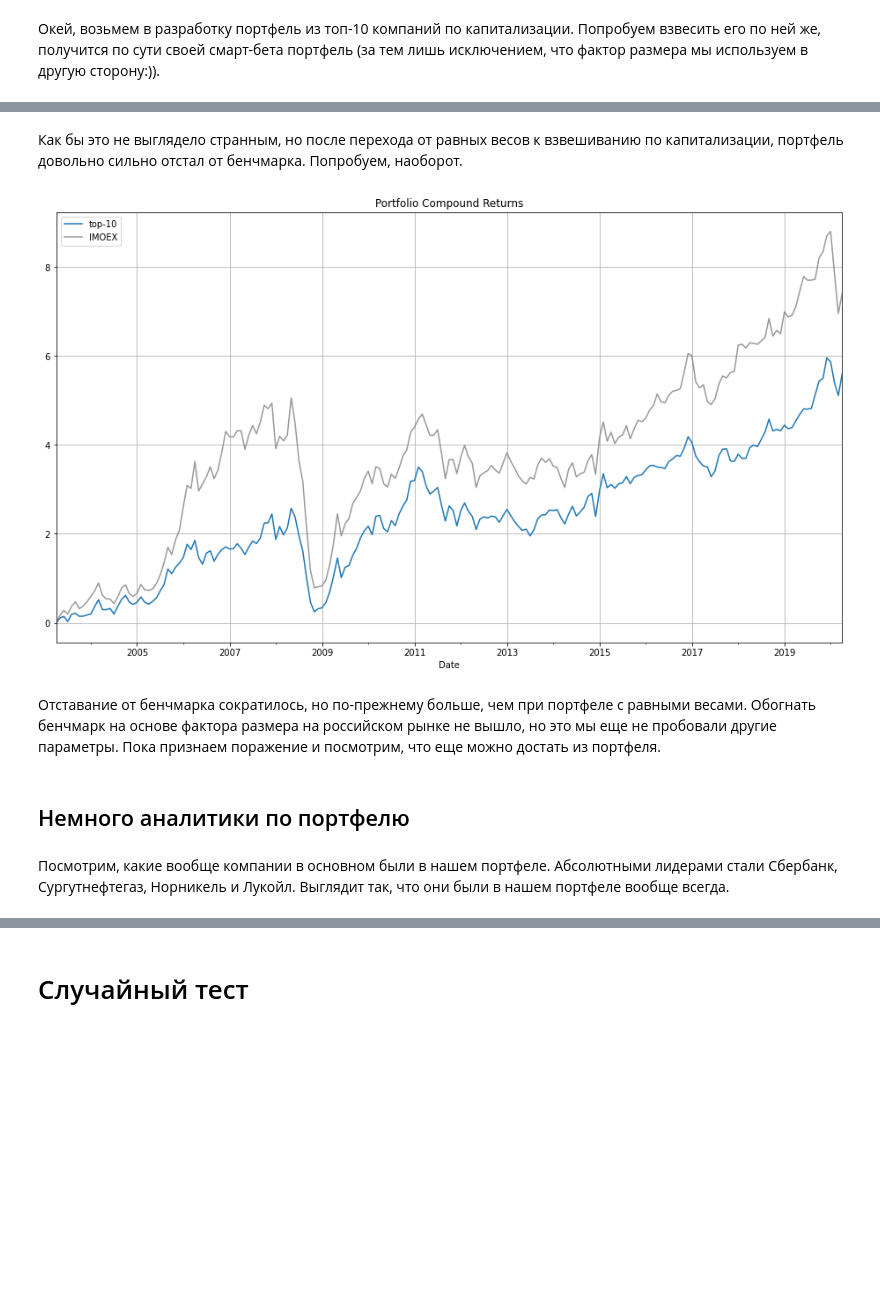
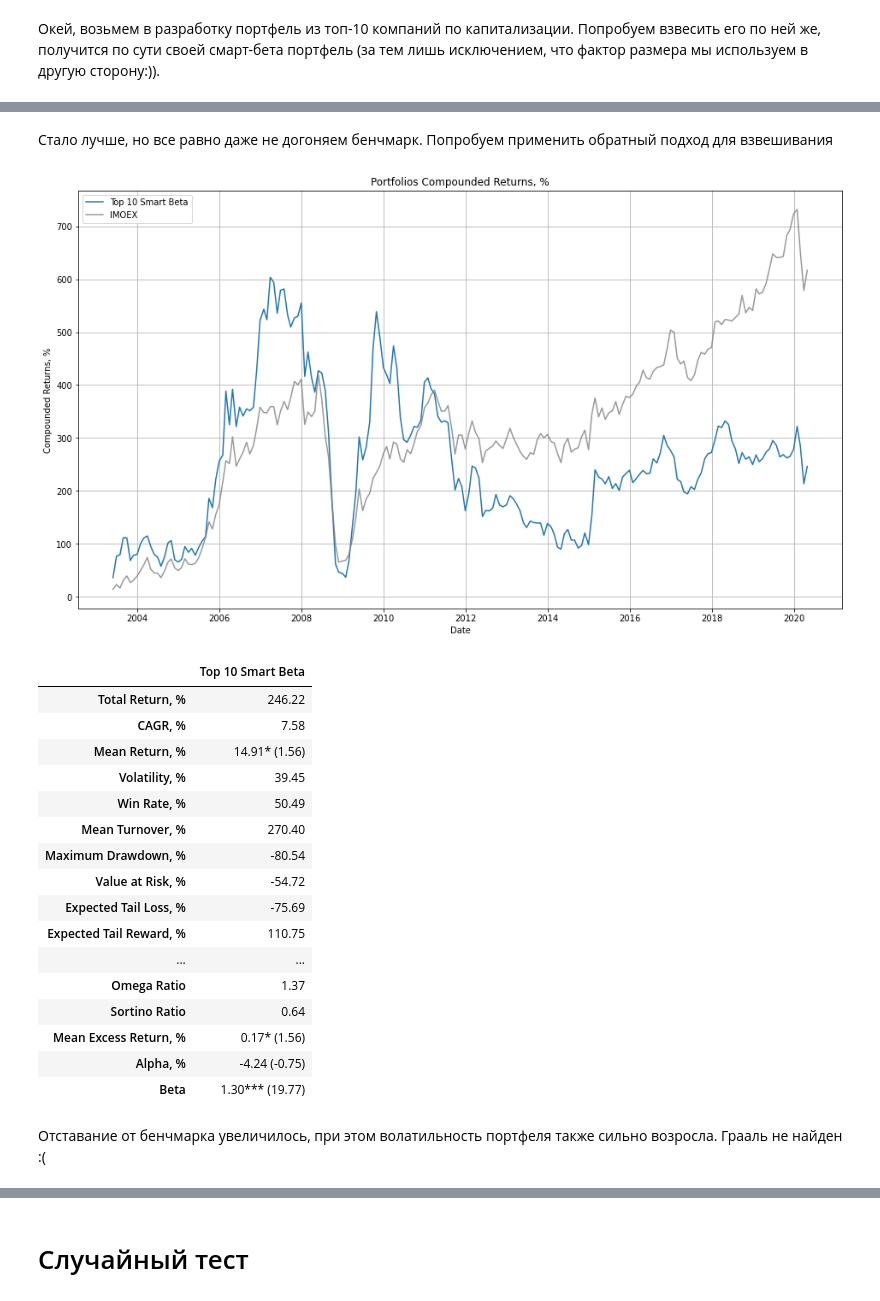
Before and after one commit to atomtosov/pqr, a Jupyter notebook: examples/size_in_russia.ipynb, the cells around one changed output, grey strips where cells are left out. Saved outputs shown, nothing was run; the diff lists cells and outputs as text; code cells hidden in the pictures; blank space fills up the shorter version.

```diff
--- a/examples/size_in_russia.ipynb
+++ b/examples/size_in_russia.ipynb
@@ -35,6 +33,3 @@ size.filter(liquidity_filter)
-# %%
-# у нас есть индекс-бенчмарк
-benchmark = pqr.Benchmark('IMOEX').from_index(imoex['IMOEX'])
 # %% [markdown]
 # 1 способ использования: строим факторную модель
 # %% [markdown]
@@ -57,3 +56,4 @@ MeanExcessReturn(value=0.006964635575541583, t_stat=0.19263454085480544, p_value
 # %%
-pqr.summary_tear_sheet(portfolios, benchmark)
+summary = pqr.dash.SummaryDashboard(benchmark)
+summary(portfolios)
 # %% [output]
@@ -118,7 +83,0 @@ results.plot.bar()
-# %%
-portfolios = pqr.fit_quantile_factor_model(
-    stock_prices=prices,
-    factor=pqr.Factor(mcap).look_back().filter(liquidity_filter),
-    add_wml=True,
-    quantiles=3
-)
@@ -185,12 +212,7 @@ pqr.rolling_max_drawdown(best_portfolio.returns).plot()
 
 Но для этого придется чуть больше погрузиться в библиотеку.
 # %%
-# создадим 2 портфеля
-
-# портфель, включающий в себя топ-10 акций по значению фактора
-# для фактора размера это в действительности топ-10 худших компаний, т.е. топ-10 с наиболее высокой капитализацией
-top10_portfolio = pqr.Portfolio('top-10')
-
-# портфель, включающий 10% бумаг с наименьшим значением фактора
-q01_portfolio = pqr.Portfolio('q-0.1')
+# создадим 2 стратегии отбора акций: топ-10 акций по фактору и топ 10% акций по фактору
+top10 = pqr.fm.Top(10)
+q01 = pqr.fm.Quantiles(0, 0.1)
 # %%
@@ -222,16 +287,38 @@ pqr.plot_compound_returns([top10_portfolio], benchmark)
 # %% [markdown]
-Как бы это не выглядело странным, но после перехода от равных весов к взвешиванию по капитализации, портфель довольно сильно отстал от бенчмарка. Попробуем, наоборот.
+Стало лучше, но все равно даже не догоняем бенчмарк. Попробуем применить обратный подход для взвешивания
 # %%
-top10_portfolio.weigh_by_factor(
-    pqr.Factor(1 / mcap).look_back()
-).allocate(prices)
+size_reversed = factorizer(1 / mcap, better="less")
 
-pqr.plot_compound_returns([top10_portfolio], benchmark)
+builder_smart_beta_reversed = pqr.PortfolioBuilder(
+    pqr.WeightsByFactor(size_reversed),
+    pqr.TheoreticalAllocation()
+)
+
+top10_portfolio_smart_beta_reversed = builder_smart_beta_reversed(
+    universe,
+    longs=top10(size),
+    name="Top 10 Smart Beta"
+)
+
+summary([top10_portfolio_smart_beta_reversed])
 # %% [output]
-[figure, old version]
+[figure, new version]
+|  | Top 10 Smart Beta |
+| Total Return, % | 246.22 |
+| CAGR, % | 7.58 |
+| Mean Return, % | 14.91* (1.56) |
+| Volatility, % | 39.45 |
+| Win Rate, % | 50.49 |
+| Mean Turnover, % | 270.40 |
+| Maximum Drawdown, % | -80.54 |
+| Value at Risk, % | -54.72 |
+| Expected Tail Loss, % | -75.69 |
+| Expected Tail Reward, % | 110.75 |
+| ... | ... |
+| Omega Ratio | 1.37 |
+| Sortino Ratio | 0.64 |
+| Mean Excess Return, % | 0.17* (1.56) |
+| Alpha, % | -4.24 (-0.75) |
+| Beta | 1.30*** (19.77) |
 # %% [markdown]
-Отставание от бенчмарка сократилось, но по-прежнему больше, чем при портфеле с равными весами. Обогнать бенчмарк на основе фактора размера на российском рынке не вышло, но это мы еще не пробовали другие параметры. Пока признаем поражение и посмотрим, что еще можно достать из портфеля.
+Отставание от бенчмарка увеличилось, при этом волатильность портфеля также сильно возросла. Грааль не найден :(
-# %% [markdown]
-## Немного аналитики по портфелю
-# %% [markdown]
-Посмотрим, какие вообще компании в основном были в нашем портфеле. Абсолютными лидерами стали Сбербанк, Сургутнефтегаз, Норникель и Лукойл. Выглядит так, что они были в нашем портфеле вообще всегда.
```
Also changed, not shown: parts of 39 cells of this notebook, 5 other files.
